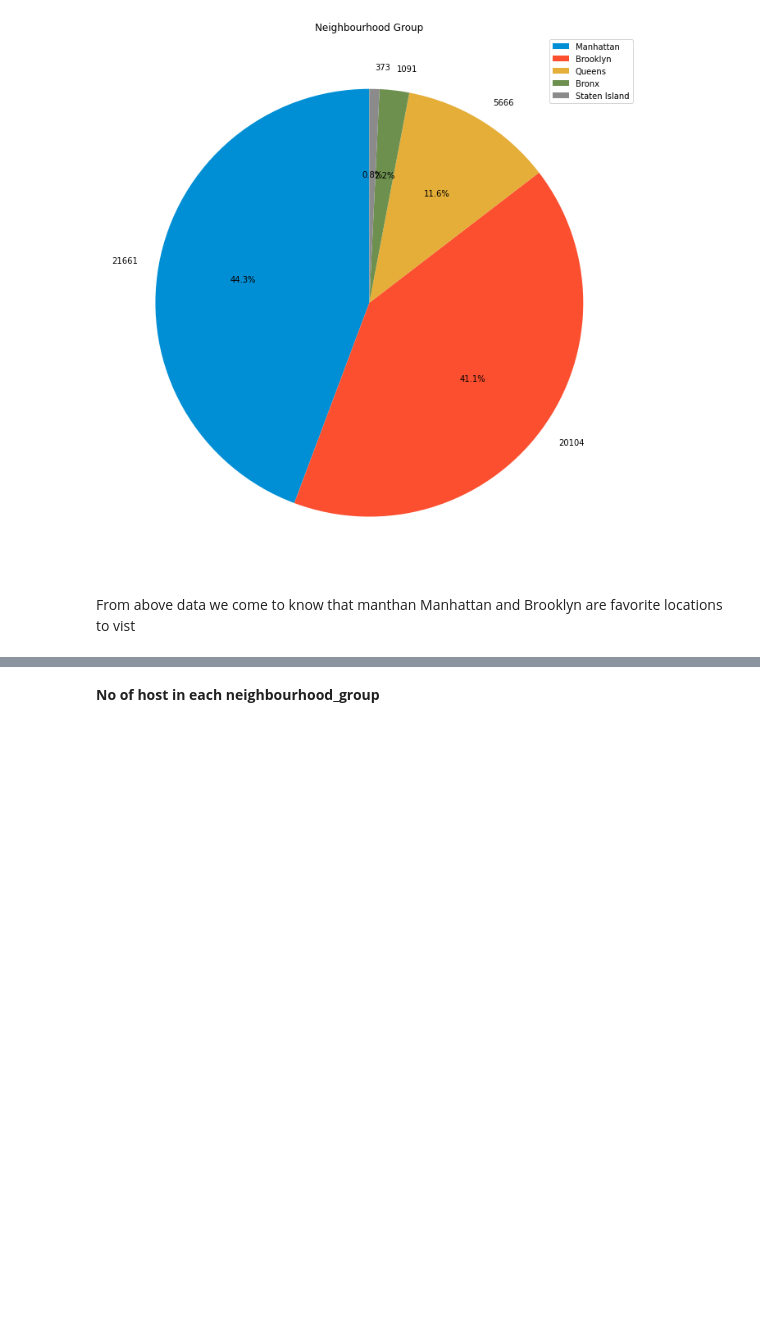
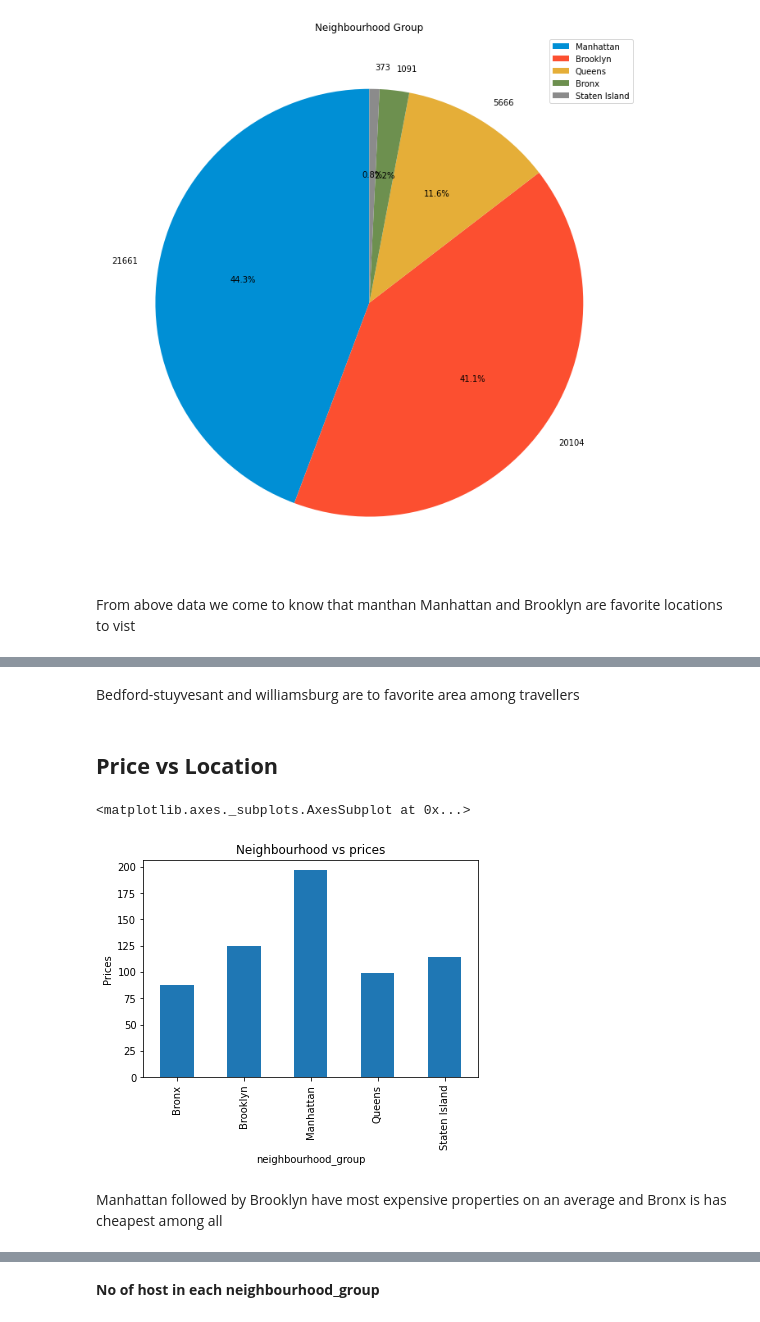
Before and after one commit to mkundhal/Airbnb-Bookings-Analysis---Capstone-Project, a Jupyter notebook: Mandeep_Airbnb_Bookings_Analysis_Capstone_Project.ipynb, the cells around one changed output, grey strips where cells are left out. Drawn from its saved outputs; the diff is of its cells as text; code cells hidden in the pictures; blank space fills up the shorter version.

```diff
--- a/Mandeep_Airbnb_Bookings_Analysis_Capstone_Project.ipynb
+++ b/Mandeep_Airbnb_Bookings_Analysis_Capstone_Project.ipynb
@@ -198,0 +199,11 @@ From above data we come to know that manthan Manhattan and Brooklyn	are favorite
+# %% [markdown]
+Bedford-stuyvesant and williamsburg are to favorite area among travellers
+# %% [markdown]
+## **Price vs Location**
+# %%
+df.groupby(['neighbourhood_group']) ['price'].mean().plot(kind="bar", ylabel='Prices', title='Neighbourhood vs prices')
+# %% [output]
+<matplotlib.axes._subplots.AxesSubplot at 0x...>
+[figure, added]
+# %% [markdown]
+Manhattan followed by Brooklyn have most expensive properties on an average  and Bronx is has cheapest among all
```
Also changed, not shown: parts of 31 cells of this notebook.
